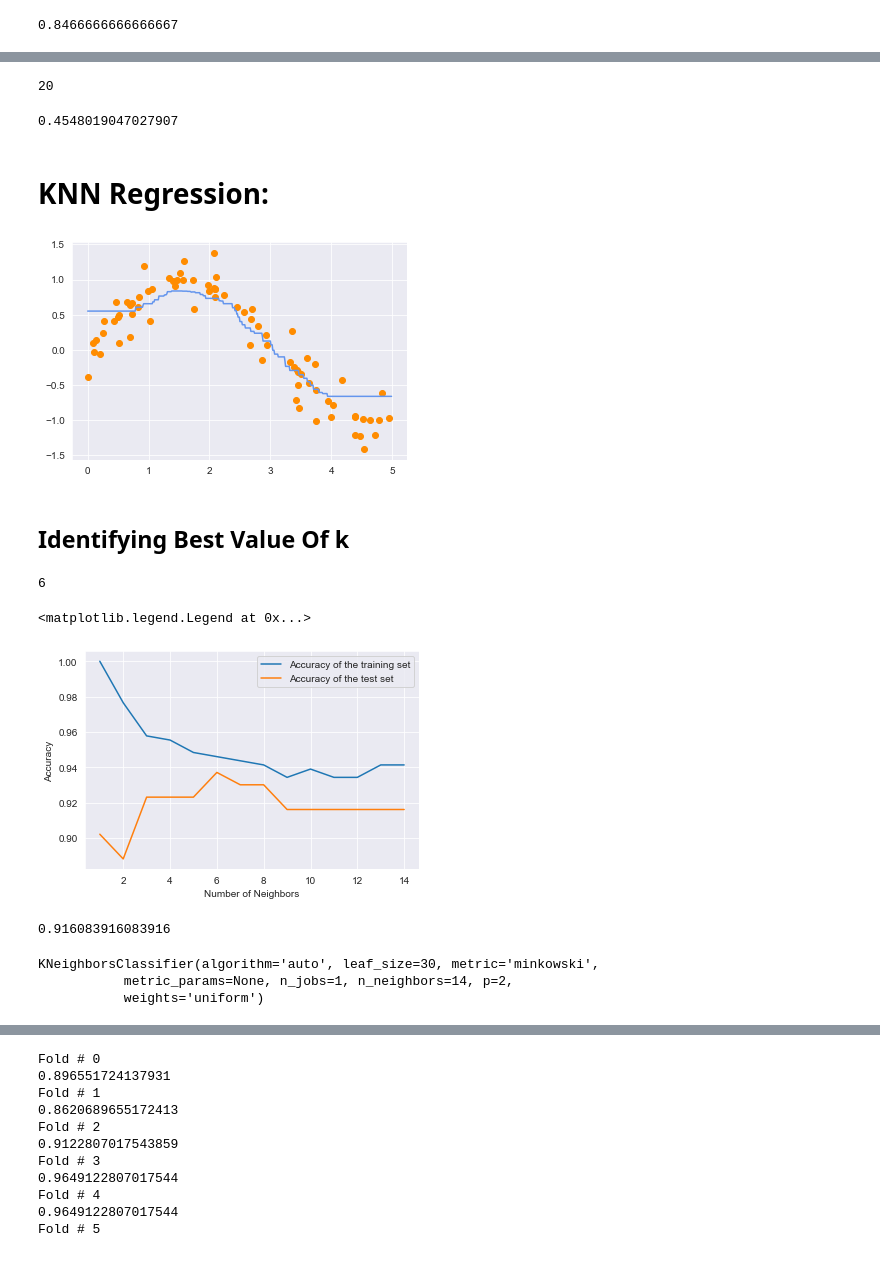
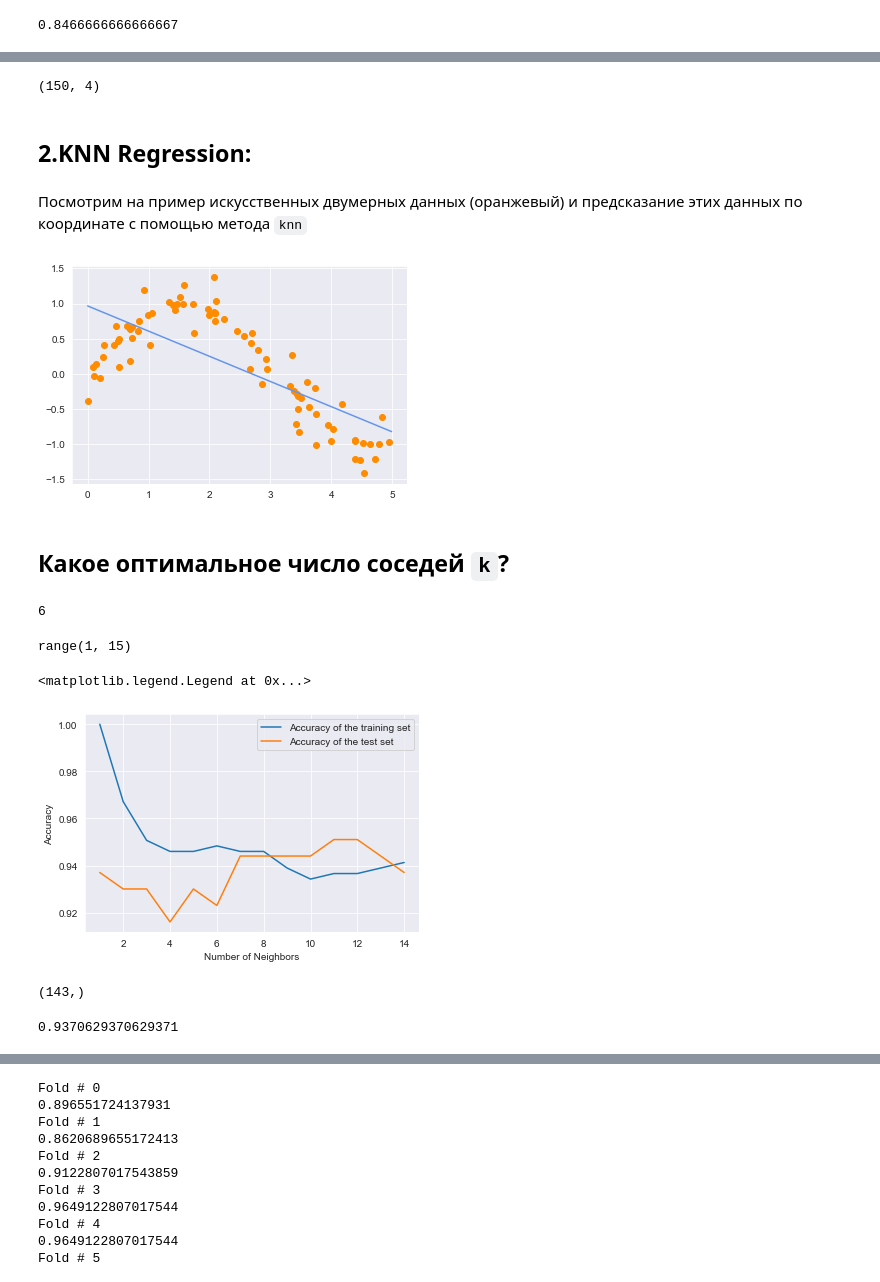
Before and after one commit to kondratevakate/machine-learning-with-love, a Jupyter notebook: 03_knn/03_regularization_knn_solved.ipynb, the cells around one changed output, grey strips where cells are left out. Drawn from its saved outputs; the diff is of its cells as text; code cells hidden in the pictures.

```diff
--- a/03_knn/03_regularization_knn_solved.ipynb
+++ b/03_knn/03_regularization_knn_solved.ipynb
@@ -412,21 +477,11 @@ distance.levenshtein(t1, t2)
-# %%
-string = 'This is a small sentence to show how different this sentence'
-string_1 = 'This is a small sentence to show how different this sentence is to the first one'
-distance.levenshtein(string, string_1)
-# %% [output]
-20
-# %%
-import nltk
-
-hypothesis = ['It', 'is', 'a', 'cat', 'at', 'room']
-reference = ['It', 'is', 'a', 'cat', 'inside', 'the', 'room']
-#there may be several references
-BLEUscore = nltk.translate.bleu_score.sentence_bleu([reference], hypothesis)
-print (BLEUscore)
-# %% [output]
-0.4548019047027907
+# %%
+iris.data.shape
+# %% [output]
+(150, 4)
 # %% [markdown]
-# KNN Regression:
+## 2.KNN Regression:
+# %% [markdown]
+Посмотрим на пример искусственных двумерных данных (оранжевый) и предсказание этих данных по координате с помощью метода `knn`
 # %%
 from sklearn.neighbors import KNeighborsRegressor
 
@@ -439,15 +494,16 @@ y[::2] += 1 * (0.5 - rng.rand(40))
 
 X_test = np.arange(0.0, 5.0, 0.01)[:, np.newaxis]
 
-clf = KNeighborsRegressor(n_neighbors=30,
-                          metric='chebyshev',
-                          #weights=gaussian_kernel
-                         ).fit(X, y)
+# clf = KNeighborsRegressor(n_neighbors=30,
+#                           #weights=gaussian_kernel
+#                          ).fit(X, y)
+clf = LinearRegression().fit(X, y)
+
 y_ = clf.predict(X_test)
 plt.scatter(X, y, c='darkorange', label='data')
 plt.plot(X_test, y_, c='cornflowerblue', label='prediction');
 # %% [output]
-[figure, old version]
+[figure, new version]
-# %% [markdown]
-## Identifying Best Value Of k
+# %% [markdown]
+## Какое оптимальное число соседей `k`?
 # %%
@@ -485,40 +534,42 @@ clf = GridSearchCV(pipe, search_space, cv=5, verbose=0).fit(X_std, y)
 clf.best_estimator_.get_params()['knn__n_neighbors']
 # %% [output]
 6
+# %%
+range(1,15)
+# %% [output]
+range(1, 15)
 # %%
-from sklearn.model_selection import train_test_split
-#----------KNN Classifier
-X_train, X_test, y_train, y_test = train_test_split(cancer.data, cancer.target, stratify=cancer.target, random_state=66)
+X_train, X_test, y_train, y_test = train_test_split(cancer.data, cancer.target,
+                                                    stratify=cancer.target, random_state=42)
 
 training_accuracy = []
 test_accuracy = []
 
 #try KNN for diffrent k nearest neighbor from 1 to 15
 neighbors_setting = range(1,15)
 
 for n_neighbors in neighbors_setting:
+#     print(n_neighbors)
     knn = KNeighborsClassifier(n_neighbors=n_neighbors)
     knn.fit(X_train,y_train)
     training_accuracy.append(knn.score(X_train, y_train))
     test_accuracy.append(knn.score(X_test, y_test))
 
-plt.plot(neighbors_setting,training_accuracy, label='Accuracy of the training set')
-plt.plot(neighbors_setting,test_accuracy, label='Accuracy of the test set')
+plt.plot(neighbors_setting, training_accuracy, label='Accuracy of the training set')
+plt.plot(neighbors_setting, test_accuracy, label='Accuracy of the test set')
 plt.ylabel('Accuracy')
 plt.xlabel('Number of Neighbors')
 plt.legend()
 
 #by looking at plot, best result accurs when n_neighbors is 6
 # %% [output]
 <matplotlib.legend.Legend at 0x...>
-[figure, old version]
+[figure, new version]
+# %%
+y_test.shape
+# %% [output]
+(143,)
 # %%
 knn.score(X_test,y_test)
 # %% [output]
-0.916083916083916
+0.9370629370629371
-# %%
-knn
-# %% [output]
-KNeighborsClassifier(algorithm='auto', leaf_size=30, metric='minkowski',
-           metric_params=None, n_jobs=1, n_neighbors=14, p=2,
-           weights='uniform')
```
Also changed, not shown: parts of 91 cells of this notebook, 2 other files.
